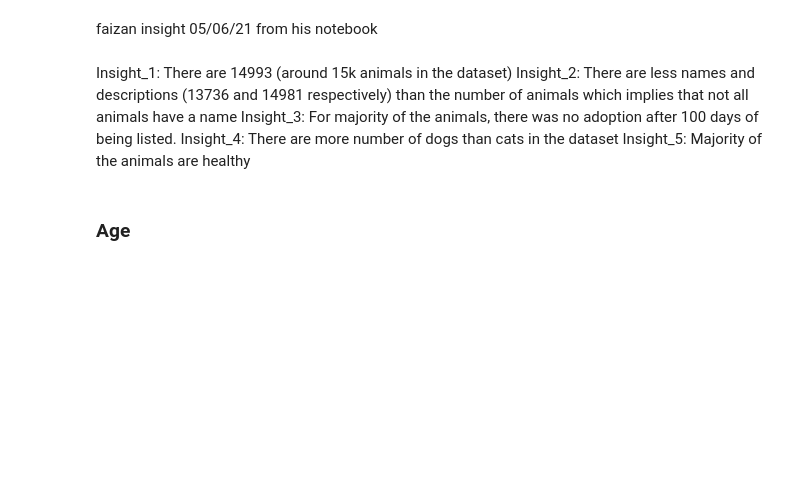
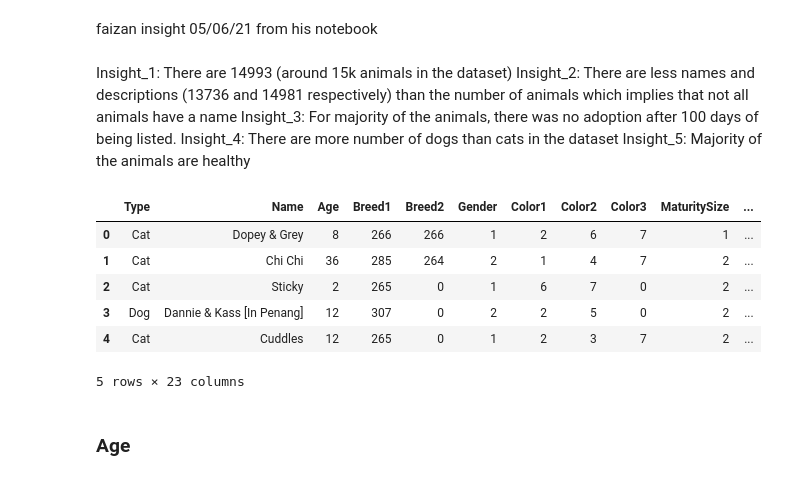
Before and after one commit to naufaldi-fir/adoption-prediction-project, a Jupyter notebook: Exploration on Age, Gender, Maturity Size, Furlength and Quantity.ipynb, the cells around one changed output. Cells and saved outputs as stored; diff of their text form; code cells hidden in the pictures; blank space fills up the shorter version.

```diff
--- a/Exploration on Age, Gender, Maturity Size, Furlength and Quantity.ipynb
+++ b/Exploration on Age, Gender, Maturity Size, Furlength and Quantity.ipynb
@@ -64,6 +64,18 @@ Insight_2: There are less names and descriptions (13736 and 14981 respectively)
 Insight_3: For majority of the animals, there was no adoption after 100 days of being listed.
 Insight_4: There are more number of dogs than cats in the dataset
 Insight_5: Majority of the animals are healthy
+# %%
+mapping = {1:"Dog", 2:"Cat"}
+df["Type"]  = df["Type"].replace(mapping)
+df.head()
+# %% [output]
+|  | Type | Name | Age | Breed1 | Breed2 | Gender | Color1 | Color2 | Color3 | MaturitySize | ... |
+| 0 | Cat | Dopey & Grey | 8 | 266 | 266 | 1 | 2 | 6 | 7 | 1 | ... |
+| 1 | Cat | Chi Chi | 36 | 285 | 264 | 2 | 1 | 4 | 7 | 2 | ... |
+| 2 | Cat | Sticky | 2 | 265 | 0 | 1 | 6 | 7 | 0 | 2 | ... |
+| 3 | Dog | Dannie & Kass [In Penang] | 12 | 307 | 0 | 2 | 2 | 5 | 0 | 2 | ... |
+| 4 | Cat | Cuddles | 12 | 265 | 0 | 1 | 2 | 3 | 7 | 2 | ... |
+5 rows × 23 columns
 # %% [markdown]
 ### Age
 # %%
```
Also changed, not shown: parts of 1 cell of this notebook.
